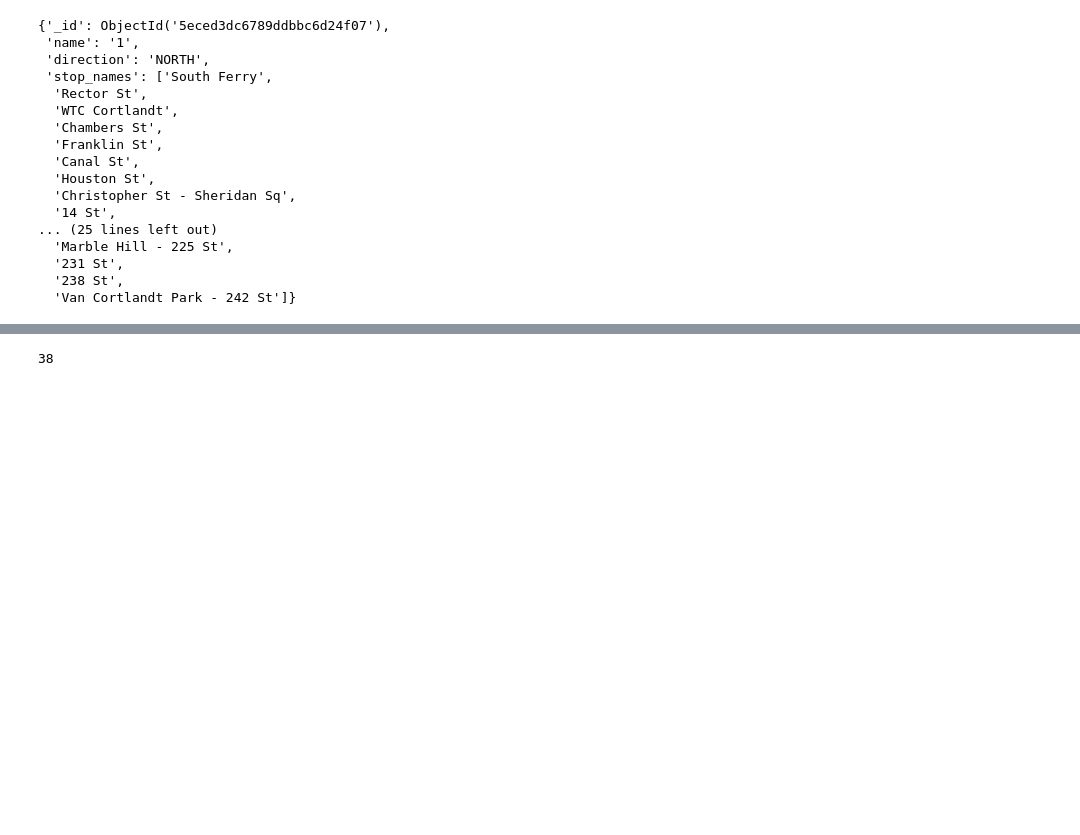
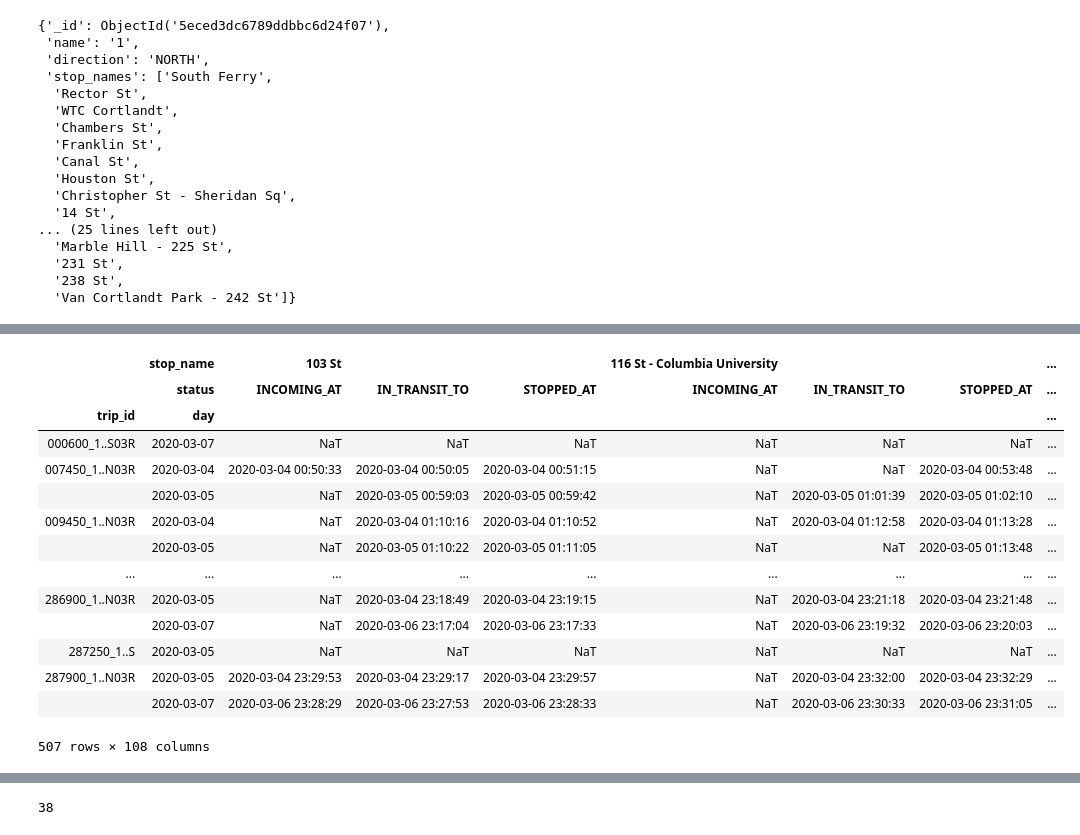
Before and after one commit to samstewart/subway-delay, a Jupyter notebook: src/notebooks/explore.ipynb, the cells around one changed output, grey strips where cells are left out. Drawn from its saved outputs; the diff is of its cells as text; code cells hidden in the pictures; blank space fills up the shorter version.

```diff
--- a/src/notebooks/explore.ipynb
+++ b/src/notebooks/explore.ipynb
@@ -44,0 +103,36 @@ stop_names = route['stop_names']
+# %%
+# note: without an index one gets a timeout error and the connnection crashes
+start = datetime(2020, 3, 4, 0, 0, 0)
+end = start + timedelta(days=3)
+# "trip_id": "007450_1..N03R",
+results = db.cleaned_gtfs.find({
+   "direction": "NORTH", "route": "1",
+   "timestamp": {"$lt": end, "$gte": start}},
+                              projection={"_id": False,
+                                          "trip_id": True,
+                                          "status": True,
+                                          "stop_name": True,
+                                          "timestamp": True}
+                              ).sort([('trip_id', pymongo.ASCENDING), ('timestamp', pymongo.ASCENDING)])
+results = pd.DataFrame(results)
+# the trip ID tags are unique up to the day so this will be part of the index
+results['day'] = results.timestamp.dt.round('D')
+pivoted = results.pivot_table(index=['trip_id', 'day'], columns=['stop_name', "status"], values='timestamp', aggfunc='last')
+pivoted
+#pivoted.reindex(stop_names, axis='columns')
+# %% [output]
+|  | stop_name | 103 St |  |  | 116 St - Columbia University |  |  | ... |
+|  | status | INCOMING_AT | IN_TRANSIT_TO | STOPPED_AT | INCOMING_AT | IN_TRANSIT_TO | STOPPED_AT | ... |
+| trip_id | day |  |  |  |  |  |  | ... |
+| 000600_1..S03R | 2020-03-07 | NaT | NaT | NaT | NaT | NaT | NaT | ... |
+| 007450_1..N03R | 2020-03-04 | 2020-03-04 00:50:33 | 2020-03-04 00:50:05 | 2020-03-04 00:51:15 | NaT | NaT | 2020-03-04 00:53:48 | ... |
+|  | 2020-03-05 | NaT | 2020-03-05 00:59:03 | 2020-03-05 00:59:42 | NaT | 2020-03-05 01:01:39 | 2020-03-05 01:02:10 | ... |
+| 009450_1..N03R | 2020-03-04 | NaT | 2020-03-04 01:10:16 | 2020-03-04 01:10:52 | NaT | 2020-03-04 01:12:58 | 2020-03-04 01:13:28 | ... |
+|  | 2020-03-05 | NaT | 2020-03-05 01:10:22 | 2020-03-05 01:11:05 | NaT | NaT | 2020-03-05 01:13:48 | ... |
+| ... | ... | ... | ... | ... | ... | ... | ... | ... |
+| 286900_1..N03R | 2020-03-05 | NaT | 2020-03-04 23:18:49 | 2020-03-04 23:19:15 | NaT | 2020-03-04 23:21:18 | 2020-03-04 23:21:48 | ... |
+|  | 2020-03-07 | NaT | 2020-03-06 23:17:04 | 2020-03-06 23:17:33 | NaT | 2020-03-06 23:19:32 | 2020-03-06 23:20:03 | ... |
+| 287250_1..S | 2020-03-05 | NaT | NaT | NaT | NaT | NaT | NaT | ... |
+| 287900_1..N03R | 2020-03-05 | 2020-03-04 23:29:53 | 2020-03-04 23:29:17 | 2020-03-04 23:29:57 | NaT | 2020-03-04 23:32:00 | 2020-03-04 23:32:29 | ... |
+|  | 2020-03-07 | 2020-03-06 23:28:29 | 2020-03-06 23:27:53 | 2020-03-06 23:28:33 | NaT | 2020-03-06 23:30:33 | 2020-03-06 23:31:05 | ... |
+507 rows × 108 columns
```
Also changed, not shown: parts of 23 cells of this notebook, 4 other files.
